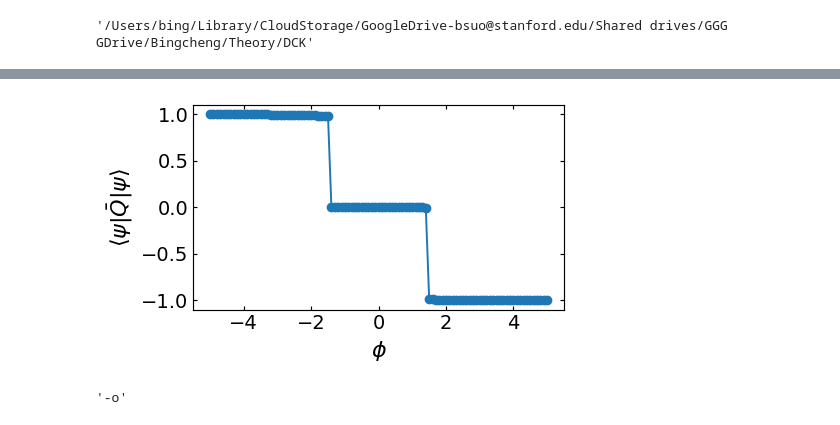
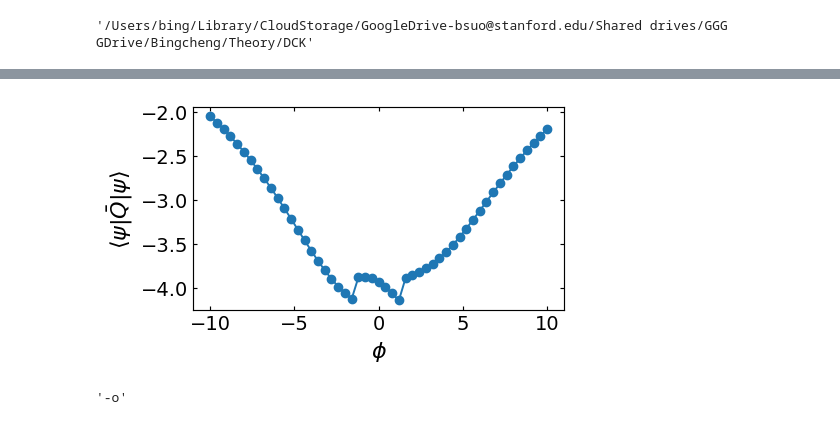
Before and after one commit to BingchengSuo/Condensed-Matter-Theory, a Jupyter notebook: DCK/Matveev's Grain.ipynb, the cells around one changed output, grey strips where cells are left out. Drawn from its saved outputs; the diff is of its cells as text; code cells hidden in the pictures.

```diff
--- a/DCK/Matveev's Grain.ipynb
+++ b/DCK/Matveev's Grain.ipynb
@@ -315,0 +316,23 @@ plt.savefig(main_dir+'/figures/Coulomb_staircase.svg')
+# %%
+fig, ax = plt.subplots(figsize=(6,5), layout = 'tight')
+markers = itertools.cycle(('--o', '--s', '--^', '--D', '--v'))
+
+for i,lead in enumerate([2,4,6,8,10]):
+    cmap = plt.get_cmap('viridis')
+    normalizer = plt.Normalize(vmin=1, vmax=10)
+    N_vs_phi = []
+    phi_arr = np.linspace(-5.0, 5, 21)
+    for phi_val in phi_arr:
+        H = H_matveev(phi=phi_val, t0=0.1, Nk=lead, Np=1)
+        val, vec = eigsh(H.total(), k=1, which='SA')
+        gs = vec[:, 0]
+        Ncharge = np.real(gs.conj().T @ H.N_op() @ gs)
+        N_vs_phi.append(Ncharge)
+
+    ax.plot(phi_arr, N_vs_phi, markers.__next__(), markersize=4, label=f'Nk={lead}', color = cmap(normalizer(lead)))
+
+
+ax.set_xlabel(r'$\phi$')
+ax.set_ylabel(r'$\langle\psi|\hat{N}|\psi\rangle$')
+ax.legend()
+plt.savefig(main_dir+'/figures/Coulomb_staircase.svg')
@@ -316,23 +341,23 @@ plt.savefig(main_dir+'/figures/Coulomb_staircase.svg')
 # %%
-phis = np.linspace(-5, 5, 101)
+phis = np.linspace(-10, 10, 51)
 N_vs_phi = []
 
 
 for phi_val in phis:
-    H = H_matveev(phi=phi_val, t0=0.1, Nk=2, Np=2)
+    H = H_matveev(phi=phi_val, t0=1, Nk=3, Np=3)
     val, vec = eigsh(H.total(), k=1, which='SA')
     average_q = np.real(vec.T @ H.Q_op() @ vec)[0]
     gs = vec[:, 0]
-    N_vs_phi.append(np.vdot(gs, (H.Q_op() @ gs)).real)
+    N_vs_phi.append(np.vdot(gs, (H.tunnel() @ gs)).real)
 
 plt.figure(figsize=(5,3))
 plt.plot(phis, N_vs_phi, 'o-')
 plt.xlabel(r'$\phi$')
 plt.ylabel(r'$\langle\psi|\bar{Q}|\psi\rangle$')
 plt.tight_layout()
 plt.show()
 # %% [output]
-[figure, old version]
+[figure, new version]
 # %%
 a = itertools.cycle(('-o', '-s', '-^', '-D', '-v'))
 a.__next__()
```
Also changed, not shown: parts of 3 cells of this notebook.
